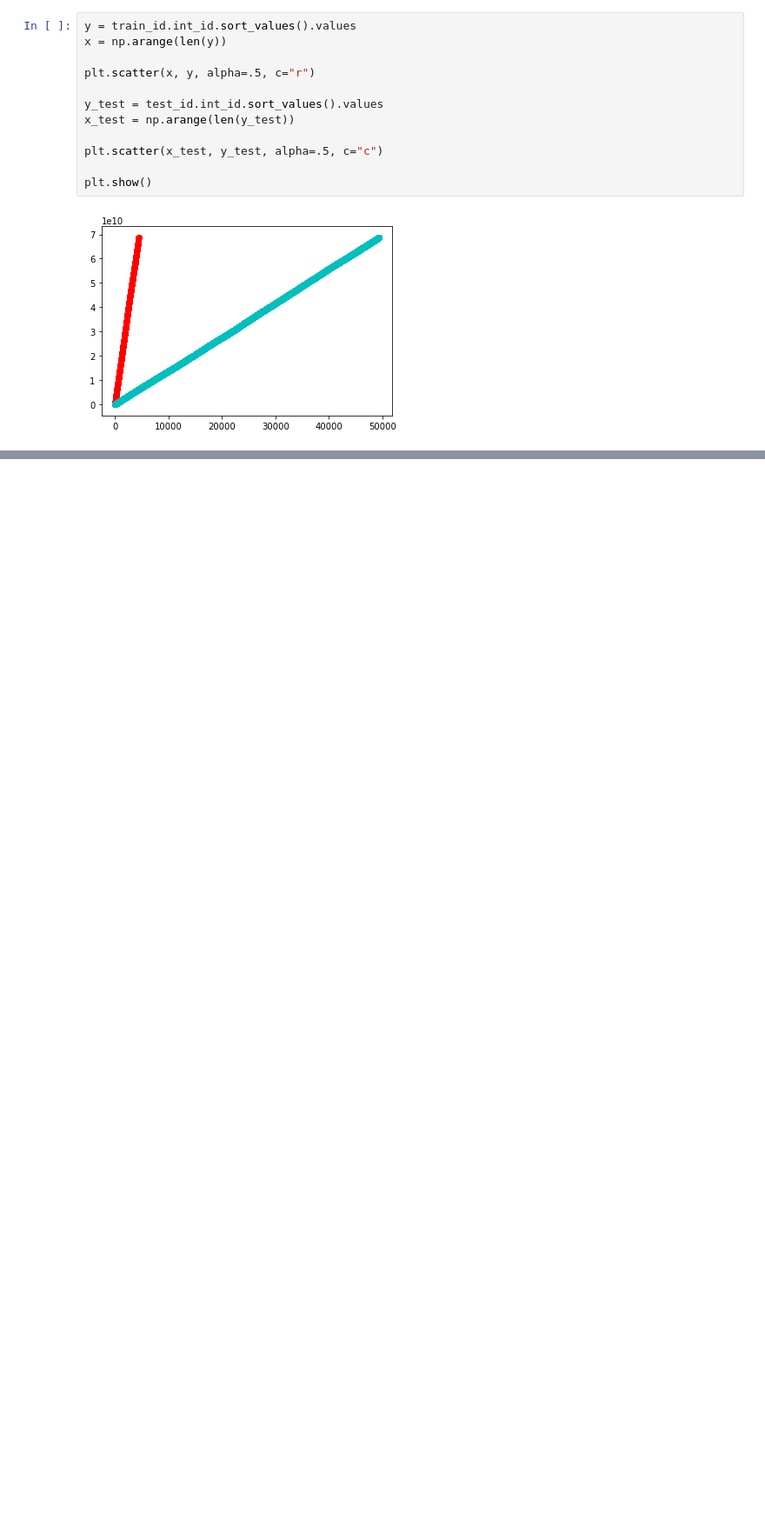
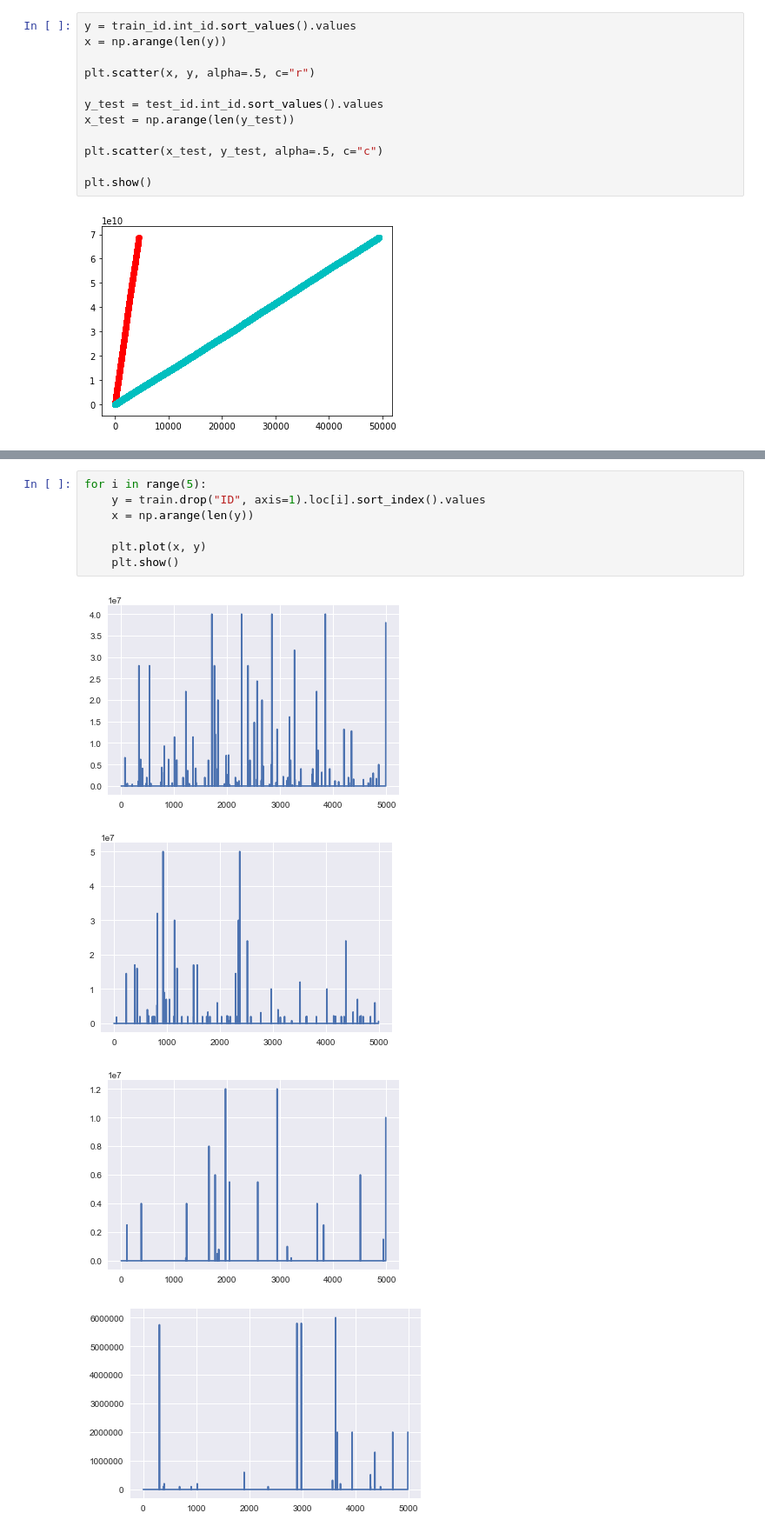
Before and after one commit to kqdmqx/kaggle-Santander-Value-Prediction-Challenge, a Jupyter notebook: 002-trans-id.ipynb, the cells around one changed output, grey strips where cells are left out. Shown at 87% size. Saved outputs shown, nothing was run; the diff lists cells and outputs as text; blank space fills up the shorter version.

```diff
--- a/002-trans-id.ipynb
+++ b/002-trans-id.ipynb
@@ -142,0 +384,12 @@ plt.show()
+# %%
+for i in range(5):
+    y = train.drop("ID", axis=1).loc[i].sort_index().values
+    x = np.arange(len(y))
+
+    plt.plot(x, y)
+    plt.show()
+# %% [output]
+[figure, added]
+[figure, added]
+[figure, added]
+[figure, added]
```
Also changed, not shown: parts of 56 cells of this notebook, 1 other file.
